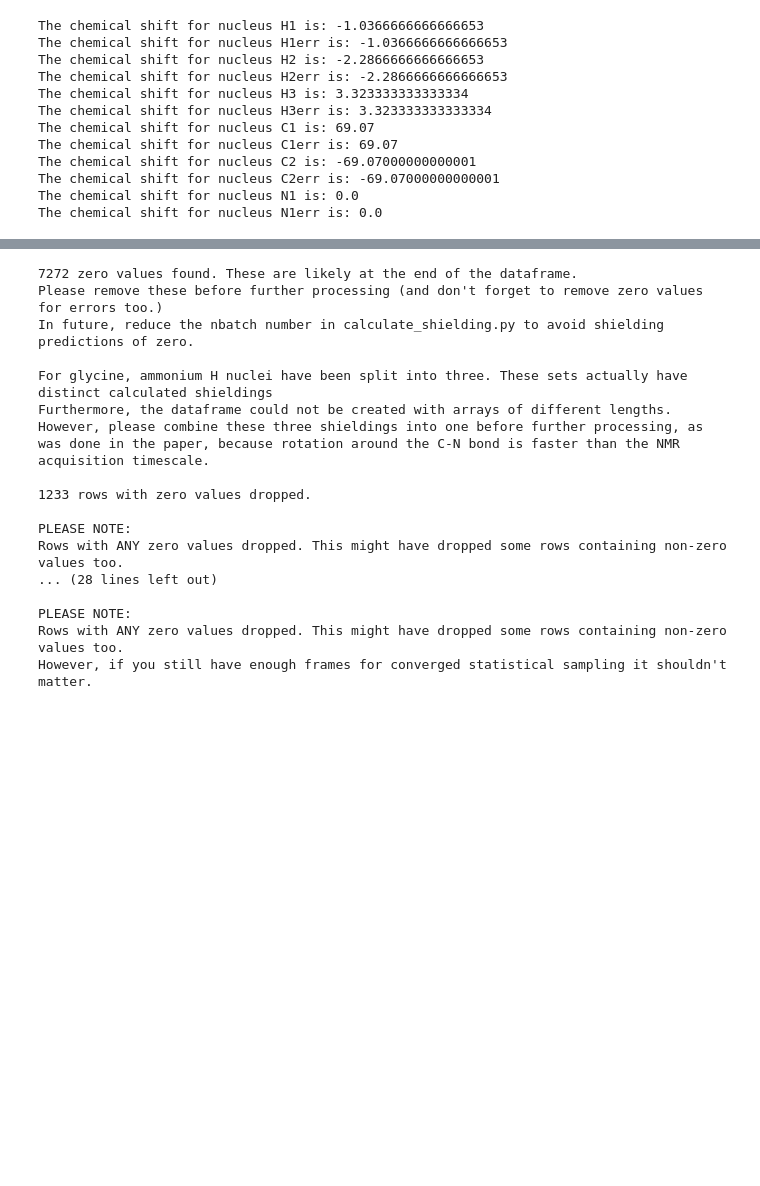
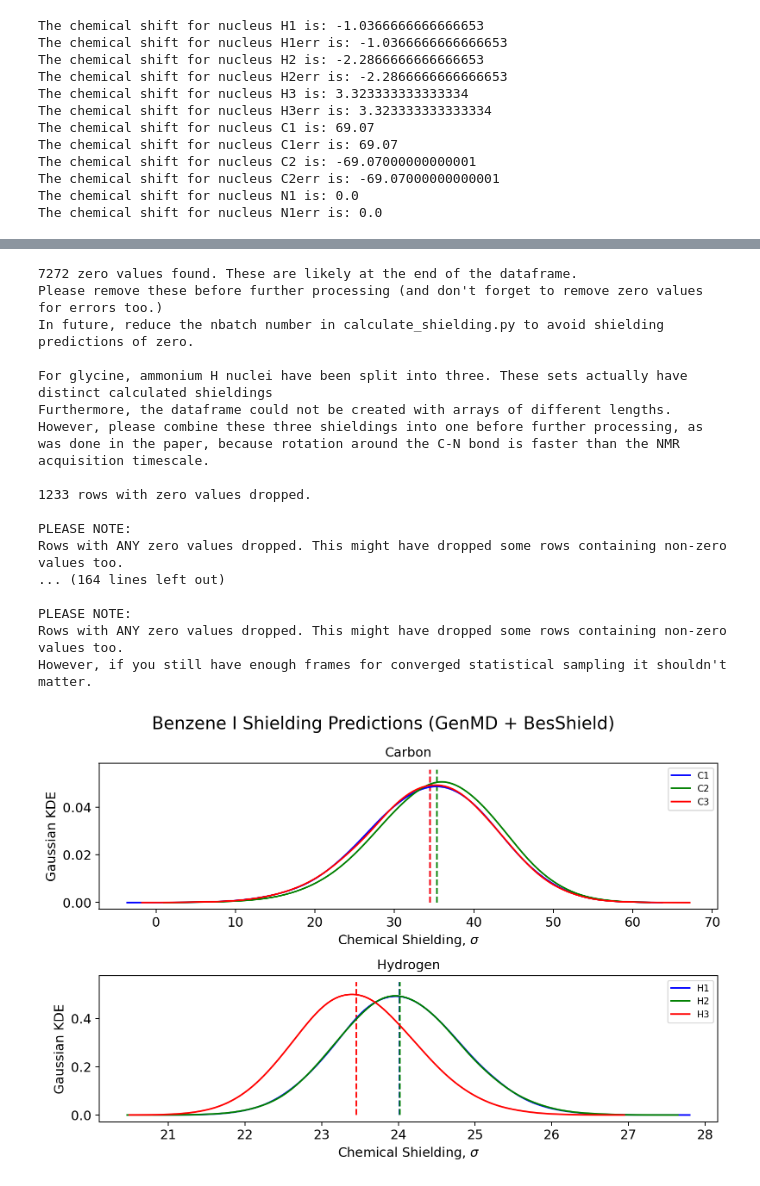
Before and after one commit to victorprincipe/genshift, a Jupyter notebook: plottings.ipynb, the cells around one changed output, grey strips where cells are left out. Cells and saved outputs as stored; diff of their text form; code cells hidden in the pictures; blank space fills up the shorter version.

Commit message:
Added updated plottings notebook.

```diff
--- a/plottings.ipynb
+++ b/plottings.ipynb
@@ -975,45 +1482,45 @@ shieldings = plot_shieldings(processed_data_gly_besmd_besshield, title=r'$\gamma
 # %%
-gly_g_besmd_besshield=process_glycine('besmd_besshield/PI_NVT/glycine_gamma/shieldings.csv')
+gly_g_besmd_besshield=process_glycine_gamma('besmd_besshield/PI_NVT/glycine_gamma/shieldings.csv')
 gly_g_besmd_besshield= remove_zeros(gly_g_besmd_besshield)
-gly_g_genmd_besshield=process_glycine('genmd_besshield/PI_NVT/glycine_gamma/shieldings.csv')
+gly_g_genmd_besshield=process_glycine_gamma('genmd_besshield/PI_NVT/glycine_gamma/shieldings.csv')
 gly_g_genmd_besshield= remove_zeros(gly_g_genmd_besshield)
-gly_g_besmd_genshield=process_glycine('besmd_genshield/PI_NVT/glycine_gamma/shieldings.csv')
+gly_g_besmd_genshield=process_glycine_gamma('besmd_genshield/PI_NVT/glycine_gamma/shieldings.csv')
 gly_g_besmd_genshield= remove_zeros(gly_g_besmd_genshield)
-gly_a_besmd_besshield=process_glycine('besmd_besshield/PI_NVT/glycine_alpha/shieldings.csv')
+gly_a_besmd_besshield=process_glycine_alpha('besmd_besshield/PI_NVT/glycine_alpha/shieldings.csv')
 gly_a_besmd_besshield= remove_zeros(gly_a_besmd_besshield)
-gly_a_genmd_besshield=process_glycine('genmd_besshield/PI_NVT/glycine_alpha/shieldings.csv')
+gly_a_genmd_besshield=process_glycine_alpha('genmd_besshield/PI_NVT/glycine_alpha/shieldings.csv')
 gly_a_genmd_besshield= remove_zeros(gly_a_genmd_besshield)
-gly_a_besmd_genshield=process_glycine('besmd_genshield/PI_NVT/glycine_alpha/shieldings.csv')
+gly_a_besmd_genshield=process_glycine_alpha('besmd_genshield/PI_NVT/glycine_alpha/shieldings.csv')
 gly_a_besmd_genshield= remove_zeros(gly_a_besmd_genshield)
-gly_b_besmd_besshield=process_glycine('besmd_besshield/PI_NVT/glycine_beta/shieldings.csv')
+gly_b_besmd_besshield=process_glycine_beta('besmd_besshield/PI_NVT/glycine_beta/shieldings.csv')
 gly_b_besmd_besshield= remove_zeros(gly_b_besmd_besshield)
-gly_b_genmd_besshield=process_glycine('genmd_besshield/PI_NVT/glycine_beta/shieldings.csv')
+gly_b_genmd_besshield=process_glycine_beta('genmd_besshield/PI_NVT/glycine_beta/shieldings.csv')
 gly_b_genmd_besshield= remove_zeros(gly_b_genmd_besshield)
-gly_b_besmd_genshield=process_glycine('besmd_genshield/PI_NVT/glycine_beta/shieldings.csv')
+gly_b_besmd_genshield=process_glycine_beta('besmd_genshield/PI_NVT/glycine_beta/shieldings.csv')
 gly_b_besmd_genshield= remove_zeros(gly_b_besmd_genshield)
-suc_a_besmd_besshield=process_succinic('besmd_besshield/PI_NVT/succinic_alpha/shieldings.csv')
+suc_a_besmd_besshield=process_succinic_alpha('besmd_besshield/PI_NVT/succinic_alpha/shieldings.csv')
 suc_a_besmd_besshield= remove_zeros(suc_a_besmd_besshield)
-suc_a_genmd_besshield=process_succinic('genmd_besshield/PI_NVT/succinic_alpha/shieldings.csv')
+suc_a_genmd_besshield=process_succinic_alpha('genmd_besshield/PI_NVT/succinic_alpha/shieldings.csv')
 suc_a_genmd_besshield= remove_zeros(suc_a_genmd_besshield)
-suc_a_besmd_genshield=process_succinic('besmd_genshield/PI_NVT/succinic_alpha/shieldings.csv')
+suc_a_besmd_genshield=process_succinic_alpha('besmd_genshield/PI_NVT/succinic_alpha/shieldings.csv')
 suc_a_besmd_genshield= remove_zeros(suc_a_besmd_genshield)
-suc_b_besmd_besshield=process_succinic('besmd_besshield/PI_NVT/succinic_beta/shieldings.csv')
+suc_b_besmd_besshield=process_succinic_beta('besmd_besshield/PI_NVT/succinic_beta/shieldings.csv')
 suc_b_besmd_besshield= remove_zeros(suc_b_besmd_besshield)
-suc_b_genmd_besshield=process_succinic('genmd_besshield/PI_NVT/succinic_beta/shieldings.csv')
+suc_b_genmd_besshield=process_succinic_beta('genmd_besshield/PI_NVT/succinic_beta/shieldings.csv')
 suc_b_genmd_besshield= remove_zeros(suc_b_genmd_besshield)
-suc_b_besmd_genshield=process_succinic('besmd_genshield/PI_NVT/succinic_beta/shieldings.csv')
+suc_b_besmd_genshield=process_succinic_beta('besmd_genshield/PI_NVT/succinic_beta/shieldings.csv')
 suc_b_besmd_genshield= remove_zeros(suc_b_besmd_genshield)
-ben_I_besmd_besshield=process_benzene('besmd_besshield/PI_NVT/benzene_I/shieldings.csv')
+ben_I_besmd_besshield=process_benzene_I('besmd_besshield/PI_NVT/benzene_I/shieldings.csv')
 ben_I_besmd_besshield= remove_zeros(ben_I_besmd_besshield)
-ben_I_genmd_besshield=process_benzene('genmd_besshield/PI_NVT/')
+ben_I_genmd_besshield=process_benzene_I('genmd_besshield/PI_NVT/benzene_I/shieldings.csv')
 ben_I_genmd_besshield= remove_zeros(ben_I_genmd_besshield)
-ben_I_besmd_genshield=process_benzene('besmd_genshield/PI_NVT/benzene_I/shieldings.csv')
+ben_I_besmd_genshield=process_benzene_I('besmd_genshield/PI_NVT/benzene_I/shieldings.csv')
 ben_I_besmd_genshield= remove_zeros(ben_I_besmd_genshield)
-ben_II_besmd_besshield=process_benzene('besmd_besshield/PI_NVT/benzene_II/shieldings.csv')
+ben_II_besmd_besshield=process_benzene_II('besmd_besshield/PI_NVT/benzene_II/shieldings.csv')
 ben_II_besmd_besshield= remove_zeros(ben_II_besmd_besshield)
-ben_II_genmd_besshield=process_benzene('genmd_besshield/PI_NVT/')
+ben_II_genmd_besshield=process_benzene_II('genmd_besshield/PI_NVT/benzene_II/shieldings.csv')
 ben_II_genmd_besshield= remove_zeros(ben_II_genmd_besshield)
-ben_II_besmd_genshield=process_benzene('besmd_genshield/PI_NVT/benzene_II/shieldings.csv')
+ben_II_besmd_genshield=process_benzene_II('besmd_genshield/PI_NVT/benzene_II/shieldings.csv')
 ben_II_besmd_genshield= remove_zeros(ben_II_besmd_genshield)
 # %% [output]
 7272 zero values found. These are likely at the end of the dataframe.
@@ -1028,7 +1535,7 @@ However, please combine these three shieldings into one before further processin
 
 PLEASE NOTE:
 Rows with ANY zero values dropped. This might have dropped some rows containing non-zero values too.
-... (28 lines left out)
+... (164 lines left out)
 
 PLEASE NOTE:
 Rows with ANY zero values dropped. This might have dropped some rows containing non-zero values too.
@@ -1060,0 +1565,4 @@ shieldings.savefig()
+# %%
+shieldings = plot_shieldings(ben_I_genmd_besshield, title='Benzene I Shielding Predictions (GenMD + BesShield)')
+# %% [output]
+[figure, added]
```
Also changed, not shown: parts of 24 cells of this notebook.
